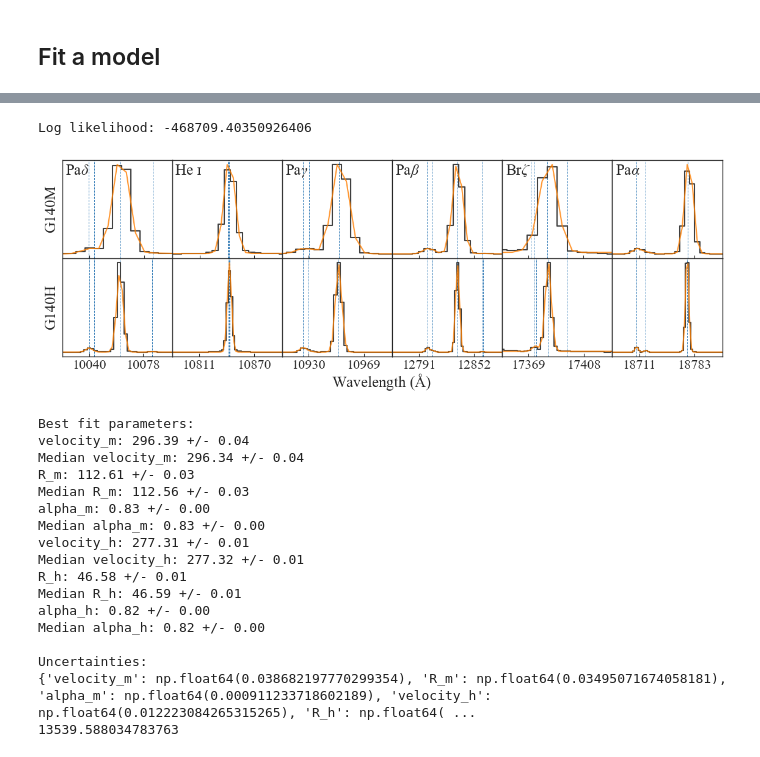
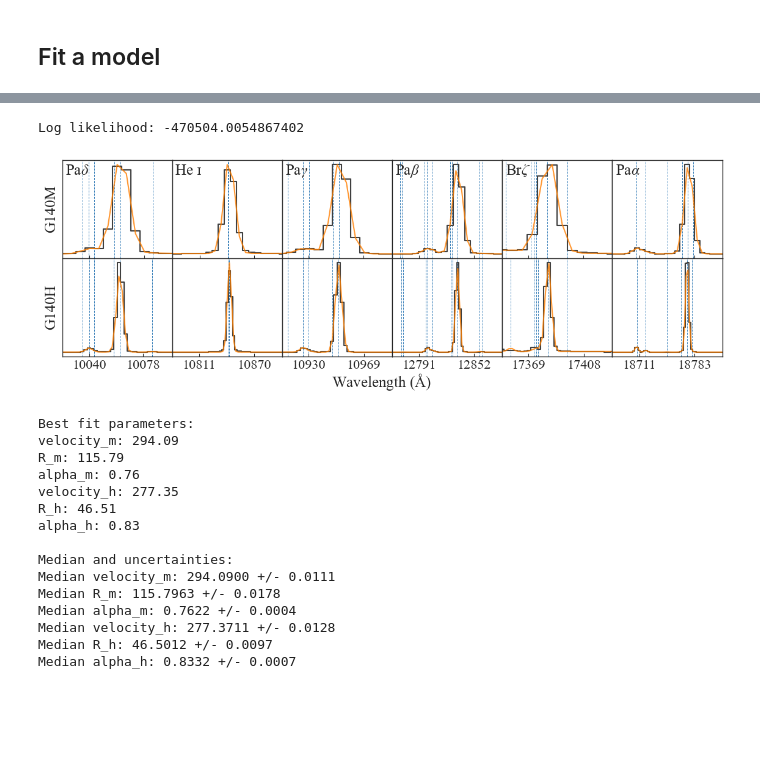
Before and after one commit to ajshajib/nirspec_resolution, a Jupyter notebook: 2_get_lsf_from_planetary_nebula.ipynb, the cells around one changed output, grey strips where cells are left out. Saved outputs shown, nothing was run; the diff lists cells and outputs as text; code cells hidden in the pictures; blank space fills up the shorter version.

```diff
--- a/2_get_lsf_from_planetary_nebula.ipynb
+++ b/2_get_lsf_from_planetary_nebula.ipynb
@@ -254,6 +260,7 @@ spectra_slices = get_spectra_slice_specs(
     extend=True if filter == "f070lp" else False,
 )
 
+aggregate_he_lines_window = nonzero_wavelengths[1]
 if repopulate_line_lists:
     for spectra_slice in spectra_slices:
         min_lambda = spectra_slice["min_lambda"]
@@ -280,13 +287,13 @@ if repopulate_line_lists:
 
         start_point = 0
         while start_point < len(line_list_slice):
-            # find index in line_list_slice where the next line is more than 0.1 AA away
+            # find index in line_list_slice where the next line is more than aggregate_he_lines_window away
             index_end = start_point + 1
             while (
                 index_end < len(line_list_slice)
                 and line_list_slice.iloc[index_end]["lambda_vac"]
                 - line_list_slice.iloc[start_point]["lambda_vac"]
-                < 0.4
+                < 1
             ):
                 index_end += 1
 
@@ -314,11 +321,10 @@ for i in range(num_lines):
     min_lambda = line_spec["min_lambda"]
     max_lambda = line_spec["max_lambda"]
     main_line_name = line_spec["main_line_name"]
-    line_wavelengths = line_spec["line_wavlengths"]
+    line_wavelengths = line_spec["line_wavelengths"]
 
     z_target = 278 / light_speed
 
-    # ax.step(wavelengths / (1 + z_target), spectra_1d, where="mid")
     for j in range(2):
         wavelength_cut, spectra_cut, noise_cut = get_spectra_cuts(
             min_lambda,
@@ -398,7 +404,7 @@ for i in range(num_lines):
 
         if j == 0:
             main_line_names.append(main_line_name)
-            line_lists.append(np.array(line_spec["line_wavlengths"]))
+            line_lists.append(np.array(line_spec["line_wavelengths"]))
 
 
 def get_resolution(ls, coeffs):
@@ -439,7 +445,6 @@ def likelihood(param_dict, plot=False):
             ),
         )
         plt.subplots_adjust(wspace=0, hspace=0)
-        #  (20, 1 * num_lines))
 
     for i, line_list in enumerate(line_lists):
 
@@ -579,7 +583,7 @@ sampler = Sampler(
     likelihood,
     n_live=3000,
 )  # , pass_dict=False) #, pool=8)
-sampler.run(verbose=True, discard_exploration=True)
+sampler.run(verbose=True, discard_exploration=False)
 # %% [output]
 Starting the nautilus sampler...
 Please report issues at github.com/johannesulf/nautilus.
@@ -607,25 +610,26 @@ plt.show()
 # %%
 best_fit_params = points[np.argmax(log_w)]
 
 fig, axes = likelihood(
     {
         "velocity_m": best_fit_params[0],
         "R_m": best_fit_params[1],
         "alpha_m": best_fit_params[2],
         "velocity_h": best_fit_params[3],
         "R_h": best_fit_params[4],
         "alpha_h": best_fit_params[5],
         # "pn_sigma": best_fit_params[6],
     },
     plot=True,
 )
 
-# fig.savefig(
-#     "/Users/ajshajib/Dropbox/papers_proposals/jwst_lsf/f1.pdf", bbox_inches="tight"
-# )
+fig.savefig(
+    f"/Users/ajshajib/Dropbox/papers_proposals/jwst_lsf/{disperser}_{filter}.pdf",
+    bbox_inches="tight",
+)
 # %% [output]
-Log likelihood: -468709.40350926406
+Log likelihood: -470504.0054867402
-[figure, old version]
+[figure, new version]
 # %%
 if save_output:
     with open(
@@ -649,12 +653,7 @@ def weighted_percentile(data, weights, percentiles):
     """
     Compute weighted percentiles.
     """
-    data, weights = np.array(data), np.array(weights)
-    idx = np.argsort(data)
-    data, weights = data[idx], weights[idx]
-    cdf = np.cumsum(weights)
-    cdf /= cdf[-1]
-    return np.interp(percentiles, cdf, data)
+    return np.percentile(data, weights=weights, q=percentiles, method="inverted_cdf")
 
 
 param_names = ["velocity_m", "R_m", "alpha_m", "velocity_h", "R_h", "alpha_h"]
@@ -663,41 +662,32 @@ weights = np.exp(log_w - np.max(log_w))  # for numerical stability
 uncertainty = {}
 medians = {}
 for i, name in enumerate(param_names):
-    median = weighted_percentile(points[:, i], weights, [0.5])[0]
-    low = weighted_percentile(points[:, i], weights, [0.16])[0]
-    high = weighted_percentile(points[:, i], weights, [0.84])[0]
+    median = weighted_percentile(points[:, i], weights, 50)
+    low = weighted_percentile(points[:, i], weights, 16)
+    high = weighted_percentile(points[:, i], weights, 84)
     uncertainty[name] = 0.5 * (high - low)
     medians[name] = median
 
-# uncertainty["pn_sigma"] = (
-#     weighted_percentile(points[:, 6], weights, [0.84])[0]
-#     - weighted_percentile(points[:, 6], weights, [0.16])[0]
-# )
-
 print("Best fit parameters:")
 for i, key in enumerate(param_names):
-    print(f"{key}: {best_fit_params[i]:.2f} +/- {uncertainty[key]:.2f}")
-    print(f"Median {key}: {medians[key]:.2f} +/- {uncertainty[key]:.2f}")
-# print(f"pn_sigma: {best_fit_params[6]:.8f} +/- {uncertainty['pn_sigma']:.8f}")
+    print(f"{key}: {best_fit_params[i]:.2f}")
 
-print("\nUncertainties:")
-print(uncertainty)
-print(lambda_pivot)
+print("\nMedian and uncertainties:")
+for key in param_names:
+    print(f"Median {key}: {medians[key]:.4f} +/- {uncertainty[key]:.4f}")
 # %% [output]
 Best fit parameters:
-velocity_m: 296.39 +/- 0.04
-Median velocity_m: 296.34 +/- 0.04
-R_m: 112.61 +/- 0.03
-Median R_m: 112.56 +/- 0.03
-alpha_m: 0.83 +/- 0.00
-Median alpha_m: 0.83 +/- 0.00
-velocity_h: 277.31 +/- 0.01
-Median velocity_h: 277.32 +/- 0.01
-R_h: 46.58 +/- 0.01
-Median R_h: 46.59 +/- 0.01
-alpha_h: 0.82 +/- 0.00
-Median alpha_h: 0.82 +/- 0.00
+velocity_m: 294.09
+R_m: 115.79
+alpha_m: 0.76
+velocity_h: 277.35
+R_h: 46.51
+alpha_h: 0.83
 
-Uncertainties:
-{'velocity_m': np.float64(0.038682197770299354), 'R_m': np.float64(0.03495071674058181), 'alpha_m': np.float64(0.000911233718602189), 'velocity_h': np.float64(0.012223084265315265), 'R_h': np.float64( ...
-13539.588034783763
+Median and uncertainties:
+Median velocity_m: 294.0900 +/- 0.0111
+Median R_m: 115.7963 +/- 0.0178
+Median alpha_m: 0.7622 +/- 0.0004
+Median velocity_h: 277.3711 +/- 0.0128
+Median R_h: 46.5012 +/- 0.0097
+Median alpha_h: 0.8332 +/- 0.0007
```
Also changed, not shown: parts of 10 cells of this notebook.
